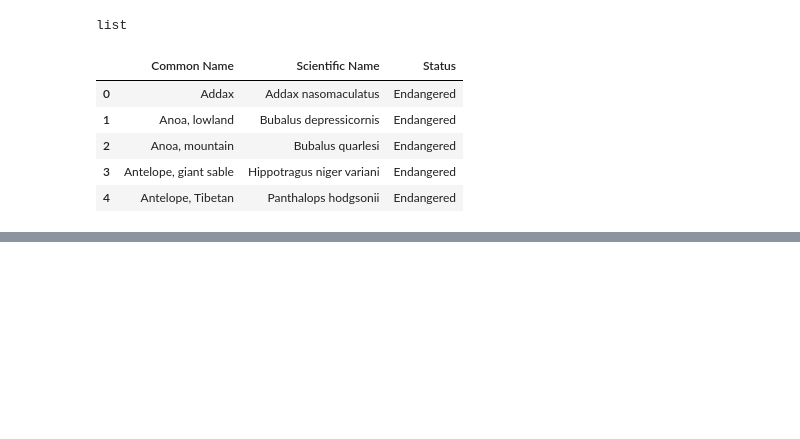
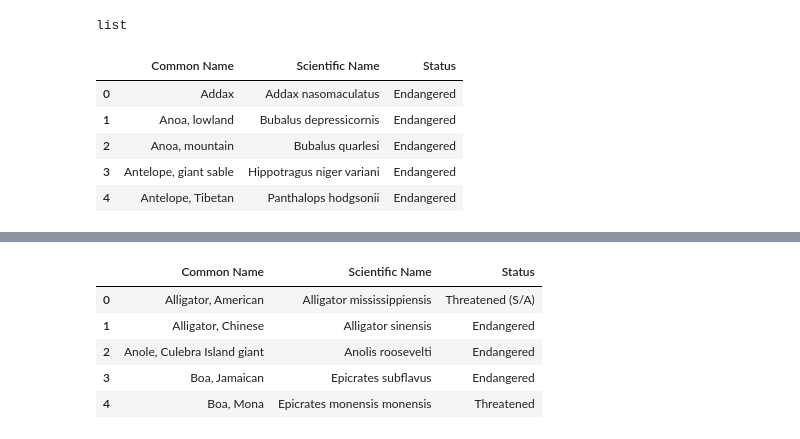
Before and after one commit to akt2/CITES, a Jupyter notebook: animalwelfare.ipynb, the cells around one changed output, grey strips where cells are left out. Saved outputs shown, nothing was run; the diff lists cells and outputs as text; code cells hidden in the pictures; blank space fills up the shorter version.

```diff
--- a/animalwelfare.ipynb
+++ b/animalwelfare.ipynb
@@ -50,0 +52,11 @@ df.head()
+# %%
+reptiles_df = tables[2]
+reptiles_df.columns = ['Common Name', 'Scientific Name', 'Status']
+reptiles_df.head()
+# %% [output]
+|  | Common Name | Scientific Name | Status |
+| 0 | Alligator, American | Alligator mississippiensis | Threatened (S/A) |
+| 1 | Alligator, Chinese | Alligator sinensis | Endangered |
+| 2 | Anole, Culebra Island giant | Anolis roosevelti | Endangered |
+| 3 | Boa, Jamaican | Epicrates subflavus | Endangered |
+| 4 | Boa, Mona | Epicrates monensis monensis | Threatened |
```
Also changed, not shown: parts of 17 cells of this notebook, 1 other file.
